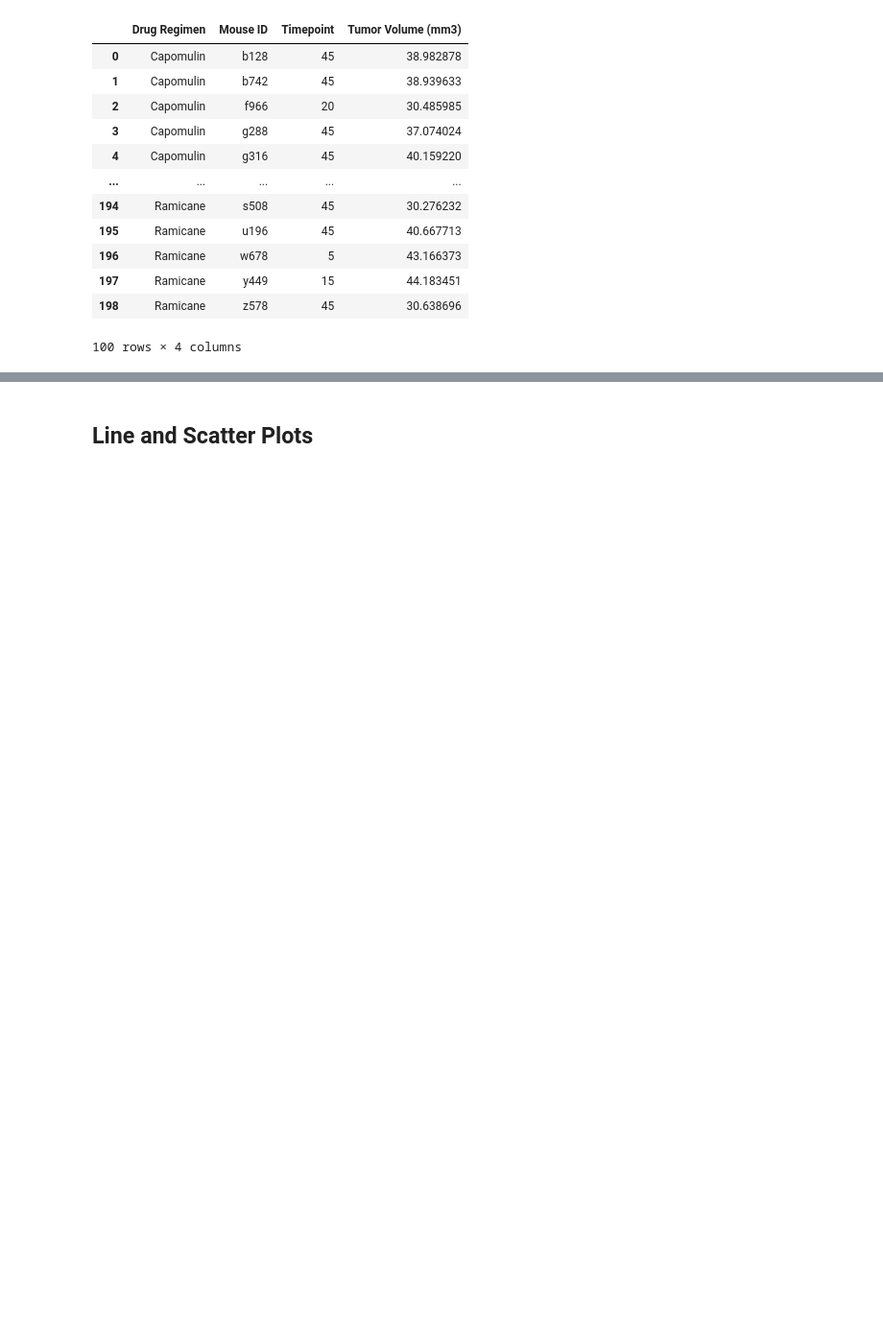
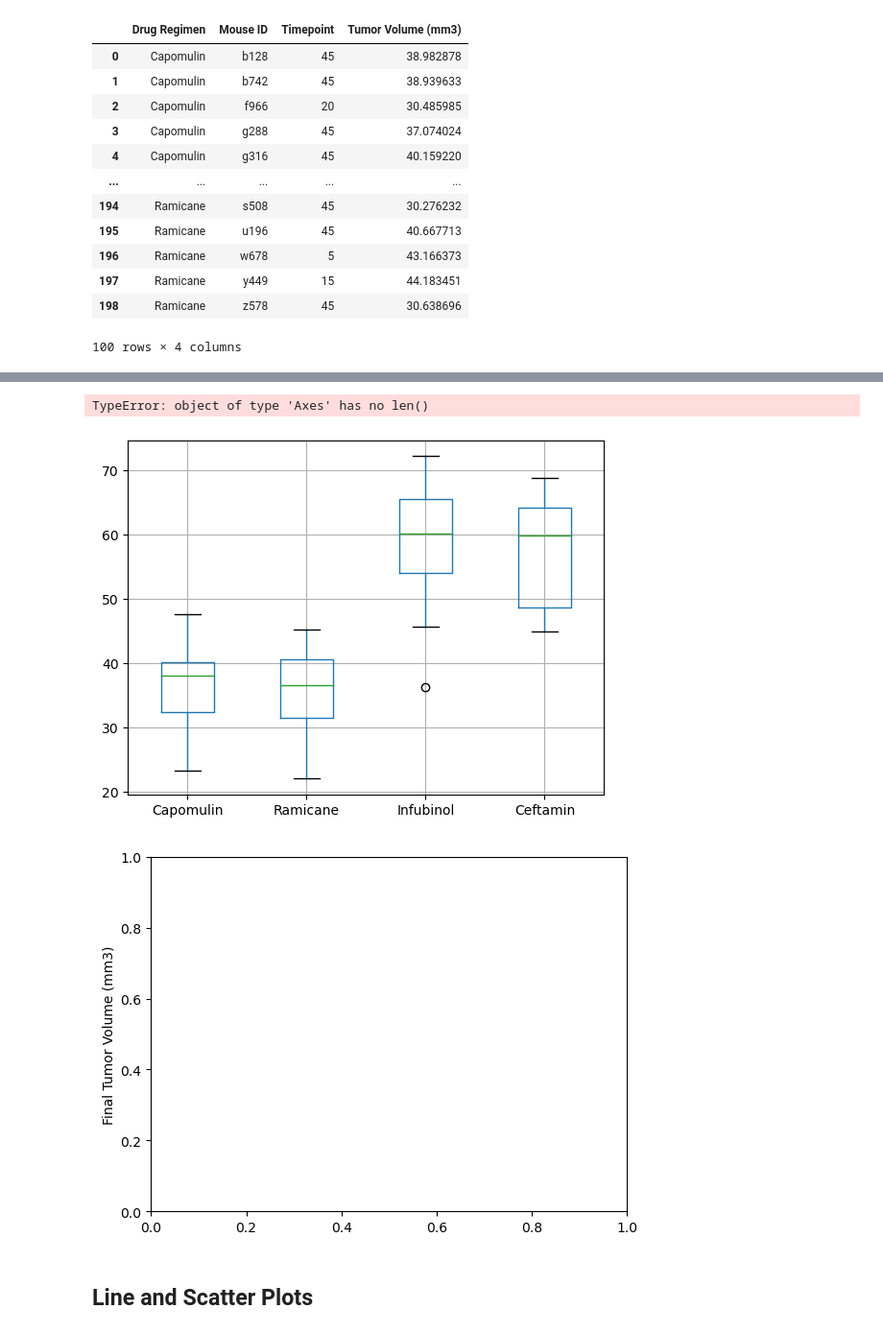
Before and after one commit to AleidvdZ/Module_5_Pymaceuticals, a Jupyter notebook: Pymaceuticals_AvdZ.ipynb, the cells around one changed output, grey strips where cells are left out. Shown at 96% size. Saved outputs shown, nothing was run; the diff lists cells and outputs as text; code cells hidden in the pictures; blank space fills up the shorter version.

```diff
--- a/Pymaceuticals_AvdZ.ipynb
+++ b/Pymaceuticals_AvdZ.ipynb
@@ -532,5 +384,16 @@ for treatment in treatments
 # %%
-# Generate a box plot that shows the distrubution of the tumor volume for each treatment group.
+# Generate a box plot that shows the distribution of the tumor volume for each treatment group.
+# Example outlier plot of reaction times
+
+data = vol.boxplot(column = ['Capomulin','Ramicane', 'Infubinol','Ceftamin'])
+fig1, ax1 = plt.subplots()
+ax1.set_ylabel('Final Tumor Volume (mm3)')
+ax1.boxplot(data)
+plt.show()
+# %% [output]
+TypeError: object of type 'Axes' has no len()
+[figure, added]
+[figure, added]
 # %% [markdown]
 ## Line and Scatter Plots
 # %%
```
Also changed, not shown: parts of 10 cells of this notebook, 1 other file.
